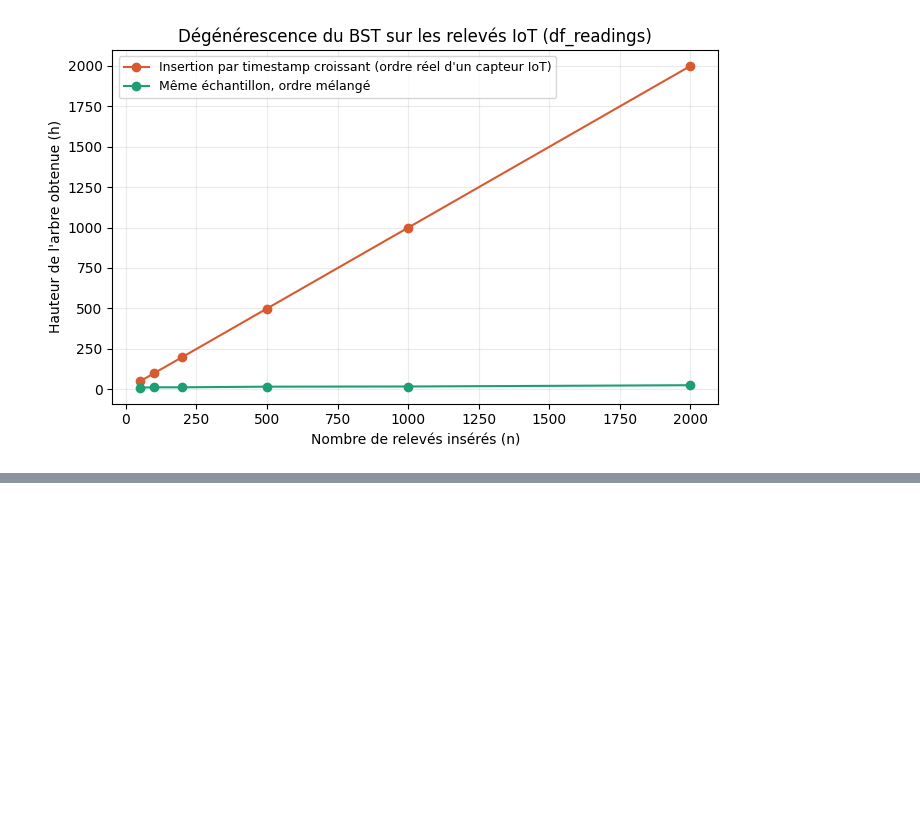
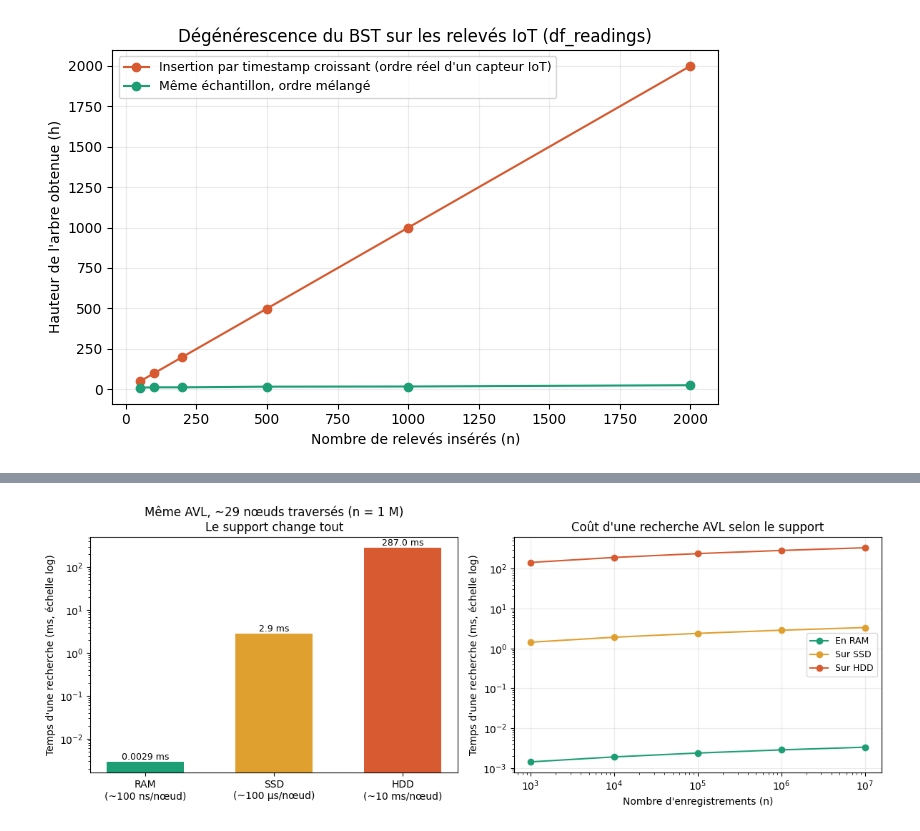
Before and after one commit to Capcodex/Memoire_algo_dev, a Jupyter notebook: exploration.ipynb, the cells around one changed output, grey strips where cells are left out. Saved outputs shown, nothing was run; the diff lists cells and outputs as text; code cells hidden in the pictures; blank space fills up the shorter version.

```diff
--- a/exploration.ipynb
+++ b/exploration.ipynb
@@ -513,0 +443,80 @@ n= 2000  |  hauteur (chronologique) = 1999  |  hauteur (mélangée) =   25
+# %%
+import math
+import matplotlib.pyplot as plt
+
+# Coût unitaire d'un accès à UN nœud, selon le support (en millisecondes)
+COUT_RAM_MS = 0.0001    # ~100 ns
+COUT_SSD_MS = 0.1       # ~100 µs
+COUT_HDD_MS = 10.0      # ~10 ms
+
+def hauteur_avl(n):
+    """Hauteur (pire cas) d'un AVL indexant n valeurs : 1.44 * log2(n)."""
+    return 1.44 * math.log2(n)
+
+# ----------------------------------------------------------------------
+# Tableau : pour chaque volume, le MÊME nombre de nœuds traversés (= hauteur),
+# mais trois coûts totaux très différents selon le support
+# ----------------------------------------------------------------------
+volumes = [1_000, 10_000, 100_000, 1_000_000, 10_000_000]
+
+print(f"{'n':>12} | {'h AVL':>6} | {'RAM':>12} | {'SSD':>12} | {'HDD':>14}")
+print("-" * 70)
+
+h_list, ram_list, ssd_list, hdd_list = [], [], [], []
+for n in volumes:
+    h = hauteur_avl(n)
+    cout_ram = h * COUT_RAM_MS
+    cout_ssd = h * COUT_SSD_MS
+    cout_hdd = h * COUT_HDD_MS
+
+    h_list.append(h)
+    ram_list.append(cout_ram)
+    ssd_list.append(cout_ssd)
+    hdd_list.append(cout_hdd)
+
+    print(f"{n:>12,} | {h:>6.1f} | {cout_ram:>9.4f} ms | "
+          f"{cout_ssd:>9.2f} ms | {cout_hdd:>11.1f} ms")
+
+# Focus sur 1 million : le chiffre clé du texte
+n_focus = 1_000_000
+h_focus = hauteur_avl(n_focus)
+print(f"\nÀ {n_focus:,} enregistrements, une recherche traverse ~{h_focus:.0f} nœuds :")
+print(f"  • en RAM  : {h_focus * COUT_RAM_MS:.4f} ms  (imperceptible)")
+print(f"  • sur SSD : {h_focus * COUT_SSD_MS:.1f} ms     (déjà lourd à grande échelle)")
+print(f"  • sur HDD : {h_focus * COUT_HDD_MS:.0f} ms     (rédhibitoire en production)")
+
+# ----------------------------------------------------------------------
+# Graphique en barres : même hauteur, coût total selon le support (à 1 M)
+# ----------------------------------------------------------------------
+fig, (ax1, ax2) = plt.subplots(1, 2, figsize=(12, 4.5))
+
+# Panneau 1 : le coût d'une recherche à 1 M selon le support (échelle log)
+supports = ["RAM\n(~100 ns/nœud)", "SSD\n(~100 µs/nœud)", "HDD\n(~10 ms/nœud)"]
+couts_focus = [h_focus * COUT_RAM_MS, h_focus * COUT_SSD_MS, h_focus * COUT_HDD_MS]
+couleurs = ["#1D9E75", "#E0A030", "#D85A30"]
+
+barres = ax1.bar(supports, couts_focus, color=couleurs, width=0.6)
+ax1.set_yscale("log")
+ax1.set_ylabel("Temps d'une recherche (ms, échelle log)")
+ax1.set_title(f"Même AVL, ~{h_focus:.0f} nœuds traversés (n = 1 M)\nLe support change tout")
+for barre, cout in zip(barres, couts_focus):
+    ax1.text(barre.get_x() + barre.get_width()/2, cout,
+             f"{cout:.4f} ms" if cout < 0.01 else f"{cout:.1f} ms",
+             ha="center", va="bottom", fontsize=9)
+
+# Panneau 2 : évolution du coût avec n, RAM vs SSD vs HDD
+ax2.plot(volumes, ram_list, marker="o", color="#1D9E75", label="En RAM")
+ax2.plot(volumes, ssd_list, marker="o", color="#E0A030", label="Sur SSD")
+ax2.plot(volumes, hdd_list, marker="o", color="#D85A30", label="Sur HDD")
+ax2.set_xscale("log")
+ax2.set_yscale("log")
+ax2.set_xlabel("Nombre d'enregistrements (n)")
+ax2.set_ylabel("Temps d'une recherche (ms, échelle log)")
+ax2.set_title("Coût d'une recherche AVL selon le support")
+ax2.legend(fontsize=9)
+ax2.grid(True, alpha=0.25)
+
+fig.tight_layout()
+fig.savefig("avl_ram_vs_disque.png", dpi=150)
+plt.show()
+# %% [output]
@@ -513,0 +535 @@ n= 2000  |  hauteur (chronologique) = 1999  |  hauteur (mélangée) =   25
+[figure, added]
```
Also changed, not shown: parts of 12 cells of this notebook, 2 other files.
